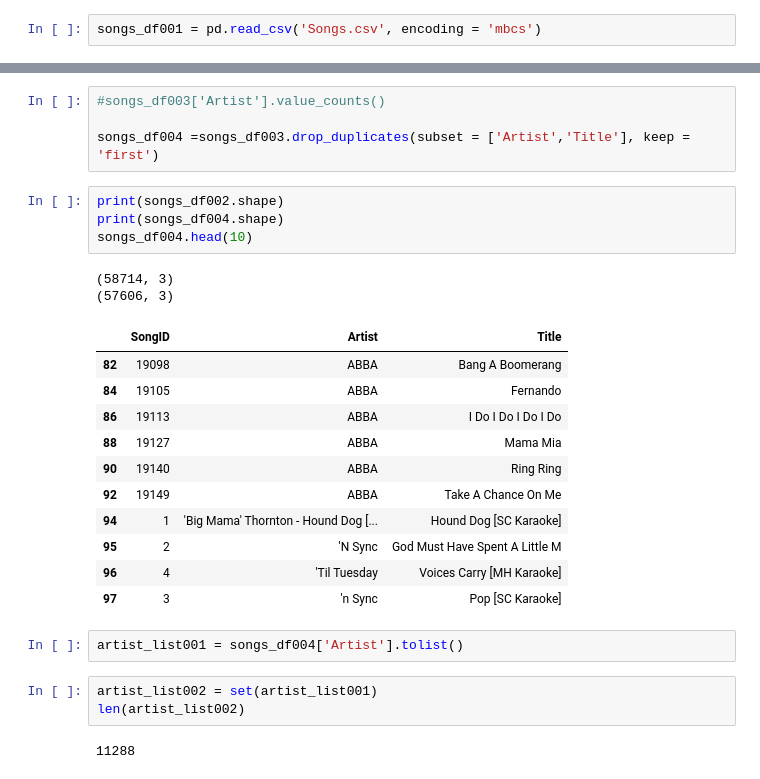
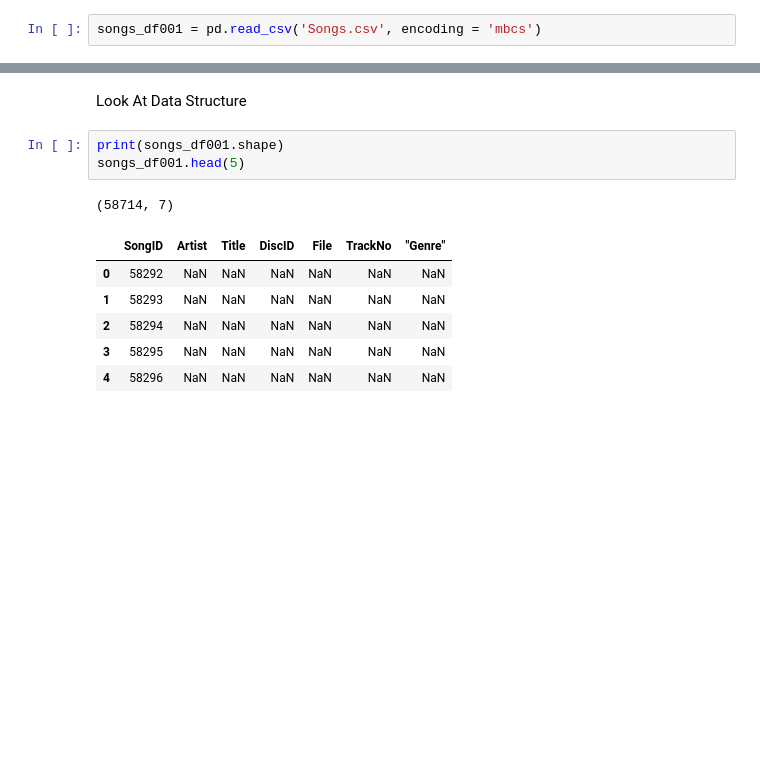
Before and after one commit to AMacumber/MissRachelsKaraoke, a Jupyter notebook: MissRachelsKaraoke_TheBinder.ipynb, the cells around one changed output, grey strips where cells are left out. Cells and saved outputs as stored; diff of their text form; blank space fills up the shorter version.

```diff
--- a/MissRachelsKaraoke_TheBinder.ipynb
+++ b/MissRachelsKaraoke_TheBinder.ipynb
@@ -77,29 +23,13 @@ songs_df003.head(10)
-# %%
-#songs_df003['Artist'].value_counts()
-
-songs_df004 =songs_df003.drop_duplicates(subset = ['Artist','Title'], keep = 'first')
-# %%
-print(songs_df002.shape)
-print(songs_df004.shape)
-songs_df004.head(10)
-# %% [output]
-(58714, 3)
-(57606, 3)
-|  | SongID | Artist | Title |
-| 82 | 19098 | ABBA | Bang A Boomerang |
-| 84 | 19105 | ABBA | Fernando |
-| 86 | 19113 | ABBA | I Do I Do I Do I Do |
-| 88 | 19127 | ABBA | Mama Mia |
-| 90 | 19140 | ABBA | Ring Ring |
-| 92 | 19149 | ABBA | Take A Chance On Me |
-| 94 | 1 | 'Big Mama' Thornton - Hound Dog [... | Hound Dog [SC Karaoke] |
-| 95 | 2 | 'N Sync | God Must Have Spent A Little M |
-| 96 | 4 | 'Til Tuesday | Voices Carry [MH Karaoke] |
-| 97 | 3 | 'n Sync | Pop [SC Karaoke] |
-# %%
-artist_list001 = songs_df004['Artist'].tolist()
-# %%
-artist_list002 = set(artist_list001)
-len(artist_list002)
-# %% [output]
-11288
+# %% [markdown]
+Look At Data Structure
+# %%
+print(songs_df001.shape)
+songs_df001.head(5)
+# %% [output]
+(58714, 7)
+|  | SongID | Artist | Title | DiscID | File | TrackNo | "Genre" |
+| 0 | 58292 | NaN | NaN | NaN | NaN | NaN | NaN |
+| 1 | 58293 | NaN | NaN | NaN | NaN | NaN | NaN |
+| 2 | 58294 | NaN | NaN | NaN | NaN | NaN | NaN |
+| 3 | 58295 | NaN | NaN | NaN | NaN | NaN | NaN |
+| 4 | 58296 | NaN | NaN | NaN | NaN | NaN | NaN |
```
Also changed, not shown: parts of 56 cells of this notebook, 3 other files.
